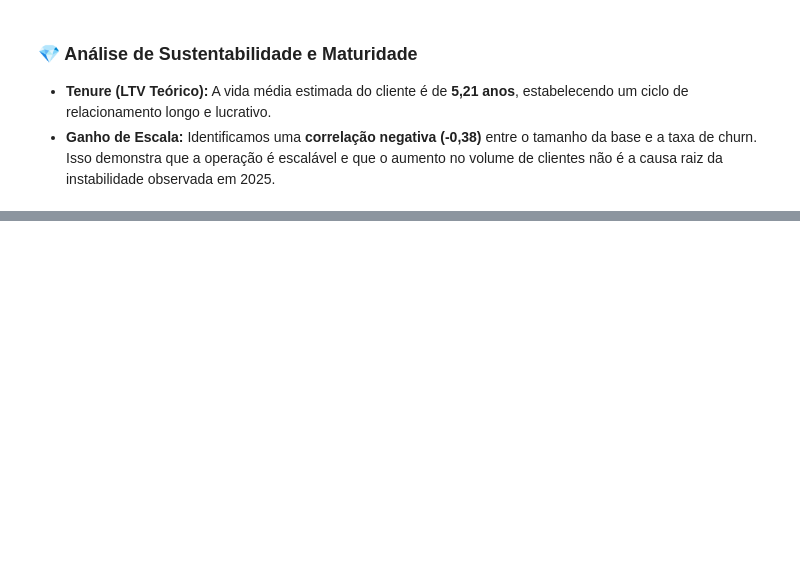
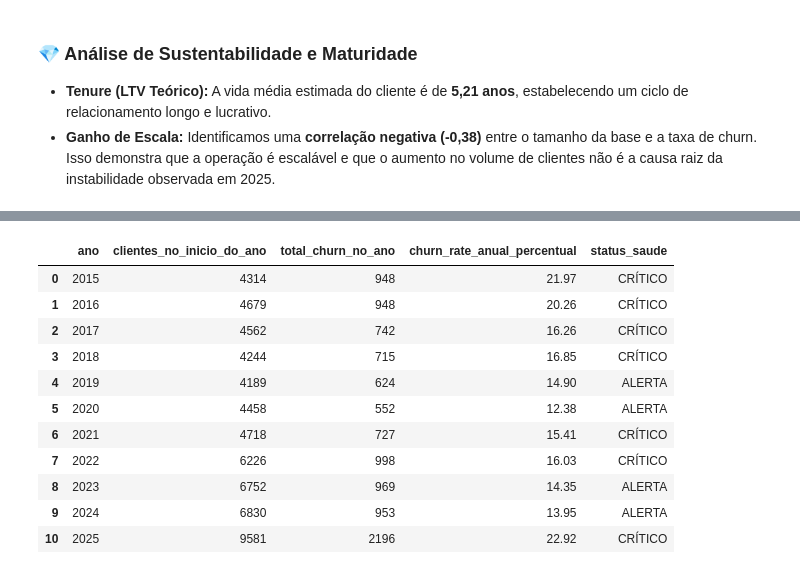
Before and after one commit to fabiopimentel21/customer-retention-analytics, a Jupyter notebook: analise-chunr-clientes/churn-clientes-anual.ipynb, the cells around one changed output, grey strips where cells are left out. Saved outputs shown, nothing was run; the diff lists cells and outputs as text; code cells hidden in the pictures; blank space fills up the shorter version.

```diff
--- a/analise-chunr-clientes/churn-clientes-anual.ipynb
+++ b/analise-chunr-clientes/churn-clientes-anual.ipynb
@@ -449,0 +547,15 @@ Correlação (Base vs. Churn): -0.3885
+# %%
+df_churn_sem_outlier
+# %% [output]
+|  | ano | clientes_no_inicio_do_ano | total_churn_no_ano | churn_rate_anual_percentual | status_saude |
+| 0 | 2015 | 4314 | 948 | 21.97 | CRÍTICO |
+| 1 | 2016 | 4679 | 948 | 20.26 | CRÍTICO |
+| 2 | 2017 | 4562 | 742 | 16.26 | CRÍTICO |
+| 3 | 2018 | 4244 | 715 | 16.85 | CRÍTICO |
+| 4 | 2019 | 4189 | 624 | 14.90 | ALERTA |
+| 5 | 2020 | 4458 | 552 | 12.38 | ALERTA |
+| 6 | 2021 | 4718 | 727 | 15.41 | CRÍTICO |
+| 7 | 2022 | 6226 | 998 | 16.03 | CRÍTICO |
+| 8 | 2023 | 6752 | 969 | 14.35 | ALERTA |
+| 9 | 2024 | 6830 | 953 | 13.95 | ALERTA |
+| 10 | 2025 | 9581 | 2196 | 22.92 | CRÍTICO |
```
Also changed, not shown: parts of 15 cells of this notebook.
